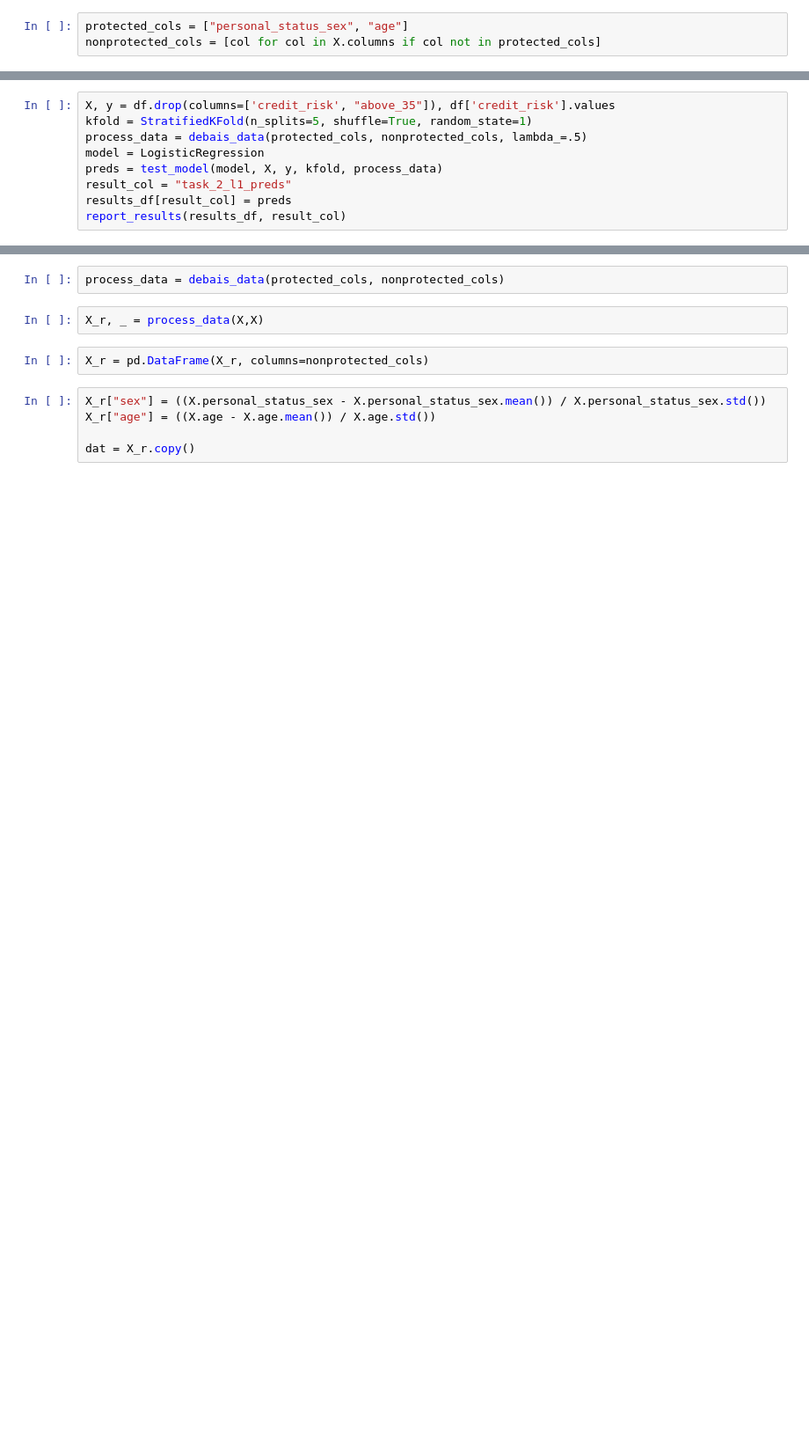
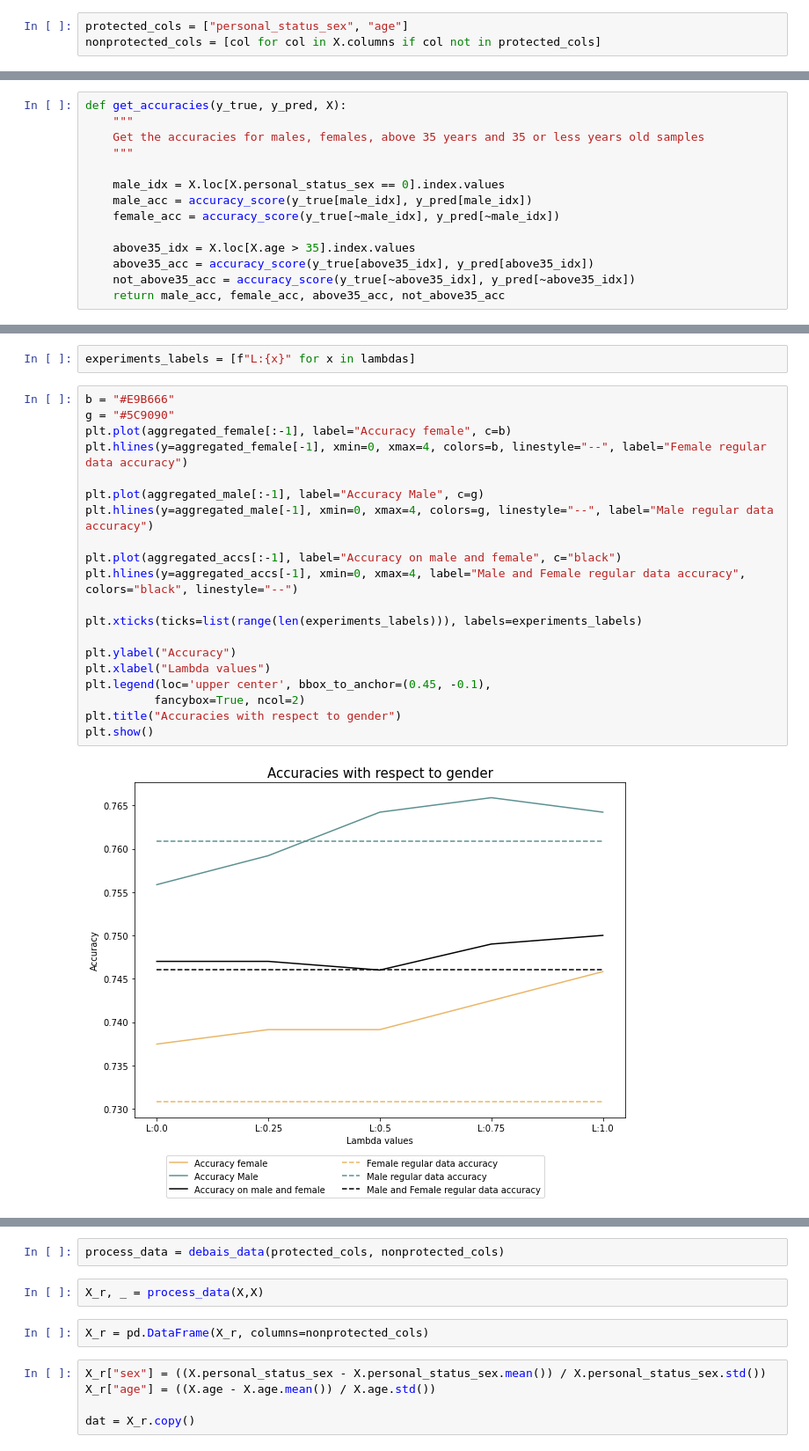
Before and after one commit to ViktorTorp/debiasing_credit_card_data, a Jupyter notebook: 00_debiasing_credit_card_data.ipynb, the cells around one changed output, grey strips where cells are left out. Shown at 88% size. Drawn from its saved outputs; the diff is of its cells as text; blank space fills up the shorter version.

```diff
--- a/00_debiasing_credit_card_data.ipynb
+++ b/00_debiasing_credit_card_data.ipynb
@@ -297,9 +336,0 @@ Above 35 accuracy = 0.804
-# %%
-X, y = df.drop(columns=['credit_risk', "above_35"]), df['credit_risk'].values
-kfold = StratifiedKFold(n_splits=5, shuffle=True, random_state=1)
-process_data = debais_data(protected_cols, nonprotected_cols, lambda_=.5)
-model = LogisticRegression
-preds = test_model(model, X, y, kfold, process_data)
-result_col = "task_2_l1_preds"
-results_df[result_col] = preds
-report_results(results_df, result_col)
@@ -313,0 +337,14 @@ Above 35 accuracy = 0.804
+# %%
+def get_accuracies(y_true, y_pred, X):
+    """
+    Get the accuracies for males, females, above 35 years and 35 or less years old samples
+    """
+
+    male_idx = X.loc[X.personal_status_sex == 0].index.values
+    male_acc = accuracy_score(y_true[male_idx], y_pred[male_idx])
+    female_acc = accuracy_score(y_true[~male_idx], y_pred[~male_idx])
+
+    above35_idx = X.loc[X.age > 35].index.values
+    above35_acc = accuracy_score(y_true[above35_idx], y_pred[above35_idx])
+    not_above35_acc = accuracy_score(y_true[~above35_idx], y_pred[~above35_idx])
+    return male_acc, female_acc, above35_acc, not_above35_acc
@@ -313,0 +408,24 @@ Above 35 accuracy = 0.804
+# %%
+experiments_labels = [f"L:{x}" for x in lambdas]
+# %%
+b = "#E9B666"
+g = "#5C9090"
+plt.plot(aggregated_female[:-1], label="Accuracy female", c=b)
+plt.hlines(y=aggregated_female[-1], xmin=0, xmax=4, colors=b, linestyle="--", label="Female regular data accuracy")
+
+plt.plot(aggregated_male[:-1], label="Accuracy Male", c=g)
+plt.hlines(y=aggregated_male[-1], xmin=0, xmax=4, colors=g, linestyle="--", label="Male regular data accuracy")
+
+plt.plot(aggregated_accs[:-1], label="Accuracy on male and female", c="black")
+plt.hlines(y=aggregated_accs[-1], xmin=0, xmax=4, label="Male and Female regular data accuracy", colors="black", linestyle="--")
+
+plt.xticks(ticks=list(range(len(experiments_labels))), labels=experiments_labels)
+
+plt.ylabel("Accuracy")
+plt.xlabel("Lambda values")
+plt.legend(loc='upper center', bbox_to_anchor=(0.45, -0.1),
+          fancybox=True, ncol=2)
+plt.title("Accuracies with respect to gender")
+plt.show()
+# %% [output]
+[figure, added]
```
Also changed, not shown: parts of 53 cells of this notebook.
